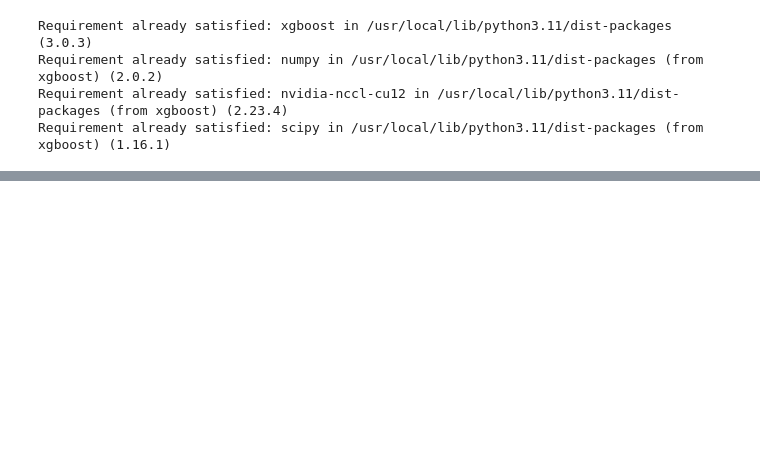
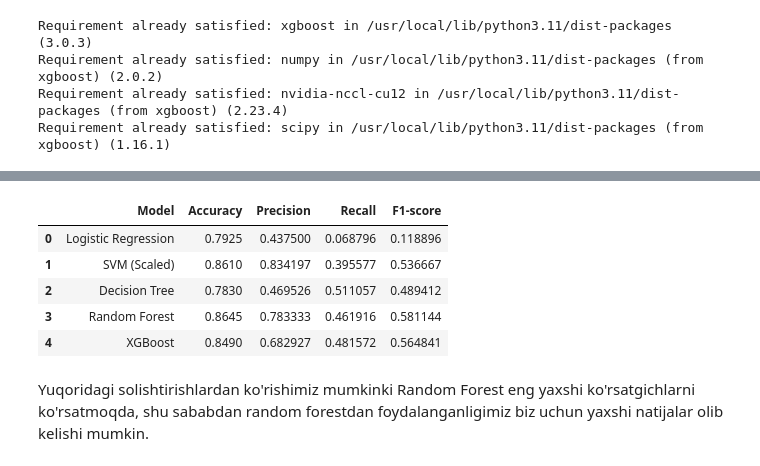
Before and after one commit to Nur9702/15-dars, a Jupyter notebook: 18_CUSTOMER_CHURN_18_6_YAKUNIY_AMALIY_VAZIFA.ipynb, the cells around one changed output, grey strips where cells are left out. Drawn from its saved outputs; the diff is of its cells as text; code cells hidden in the pictures; blank space fills up the shorter version.

```diff
--- a/18_CUSTOMER_CHURN_18_6_YAKUNIY_AMALIY_VAZIFA.ipynb
+++ b/18_CUSTOMER_CHURN_18_6_YAKUNIY_AMALIY_VAZIFA.ipynb
@@ -149,18 +171,3 @@ display(df.head())
 | 3 | 15619304 | Onio | 502 | 42 | 8 | 159660.80 | 3 | 1 | ... |
 | 4 | 15701354 | Boni | 699 | 39 | 1 | 0.00 | 2 | 0 | ... |
 | 5 | 15737888 | Mitchell | 850 | 43 | 2 | 125510.82 | 1 | 1 | ... |
-# %%
-from sklearn.model_selection import train_test_split
-
-# Drop the 'CustomerId' and 'Surname' columns as they are not useful for training
-df = df.drop(['CustomerId', 'Surname'], axis=1)
-
-# Define features (X) and target (y)
-X = df.drop('Exited', axis=1)
-y = df['Exited']
-
-# Split data into training and test sets
-X_train, X_test, y_train, y_test = train_test_split(X, y, test_size=0.2, random_state=42, stratify=y)
-
-print("Training set shape:", X_train.shape)
-print("Test set shape:", X_test.shape)
@@ -169,17 +173,0 @@ KeyError: "['CustomerId', 'Surname'] not found in axis"
-# %%
-from sklearn.model_selection import train_test_split
-
-# Drop the 'CustomerId' and 'Surname' columns if they exist
-columns_to_drop = ['CustomerId', 'Surname']
-df = df.drop(columns=[col for col in columns_to_drop if col in df.columns])
-
-
-# Define features (X) and target (y)
-X = df.drop('Exited', axis=1)
-y = df['Exited']
-
-# Split data into training and test sets
-X_train, X_test, y_train, y_test = train_test_split(X, y, test_size=0.2, random_state=42, stratify=y)
-
-print("Training set shape:", X_train.shape)
-print("Test set shape:", X_test.shape)
@@ -429,0 +366,22 @@ By focusing on these key factors identified by the model, the bank can develop m
+# %%
+import pandas as pd
+
+metrics = {
+    'Model': ['Logistic Regression', 'SVM (Scaled)', 'Decision Tree', 'Random Forest', 'XGBoost'],
+    'Accuracy': [accuracy_log_reg, accuracy_svm_scaled, accuracy_dt, accuracy_rf, accuracy_xgb],
+    'Precision': [precision_log_reg, precision_svm_scaled, precision_dt, precision_rf, precision_xgb],
+    'Recall': [recall_log_reg, recall_svm_scaled, recall_dt, recall_rf, recall_xgb],
+    'F1-score': [f1_log_reg, f1_svm_scaled, f1_dt, f1_rf, f1_xgb]
+}
+
+metrics_df = pd.DataFrame(metrics)
+display(metrics_df)
+# %% [output]
+|  | Model | Accuracy | Precision | Recall | F1-score |
+| 0 | Logistic Regression | 0.7925 | 0.437500 | 0.068796 | 0.118896 |
+| 1 | SVM (Scaled) | 0.8610 | 0.834197 | 0.395577 | 0.536667 |
+| 2 | Decision Tree | 0.7830 | 0.469526 | 0.511057 | 0.489412 |
+| 3 | Random Forest | 0.8645 | 0.783333 | 0.461916 | 0.581144 |
+| 4 | XGBoost | 0.8490 | 0.682927 | 0.481572 | 0.564841 |
+# %% [markdown]
+Yuqoridagi solishtirishlardan ko'rishimiz mumkinki Random Forest eng yaxshi ko'rsatgichlarni ko'rsatmoqda, shu sababdan random forestdan foydalanganligimiz biz uchun yaxshi natijalar olib kelishi mumkin.
```
Also changed, not shown: parts of 20 cells of this notebook.
